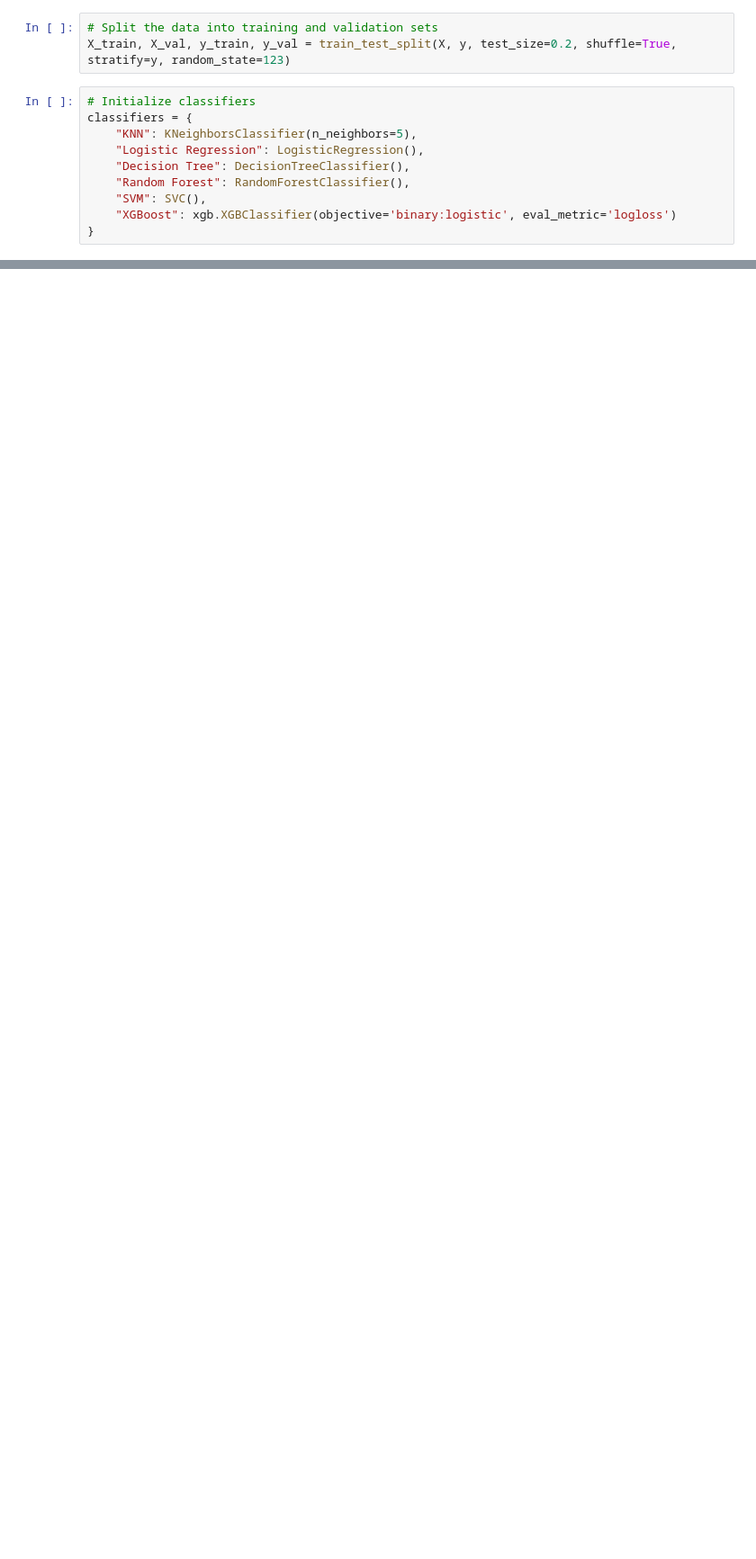
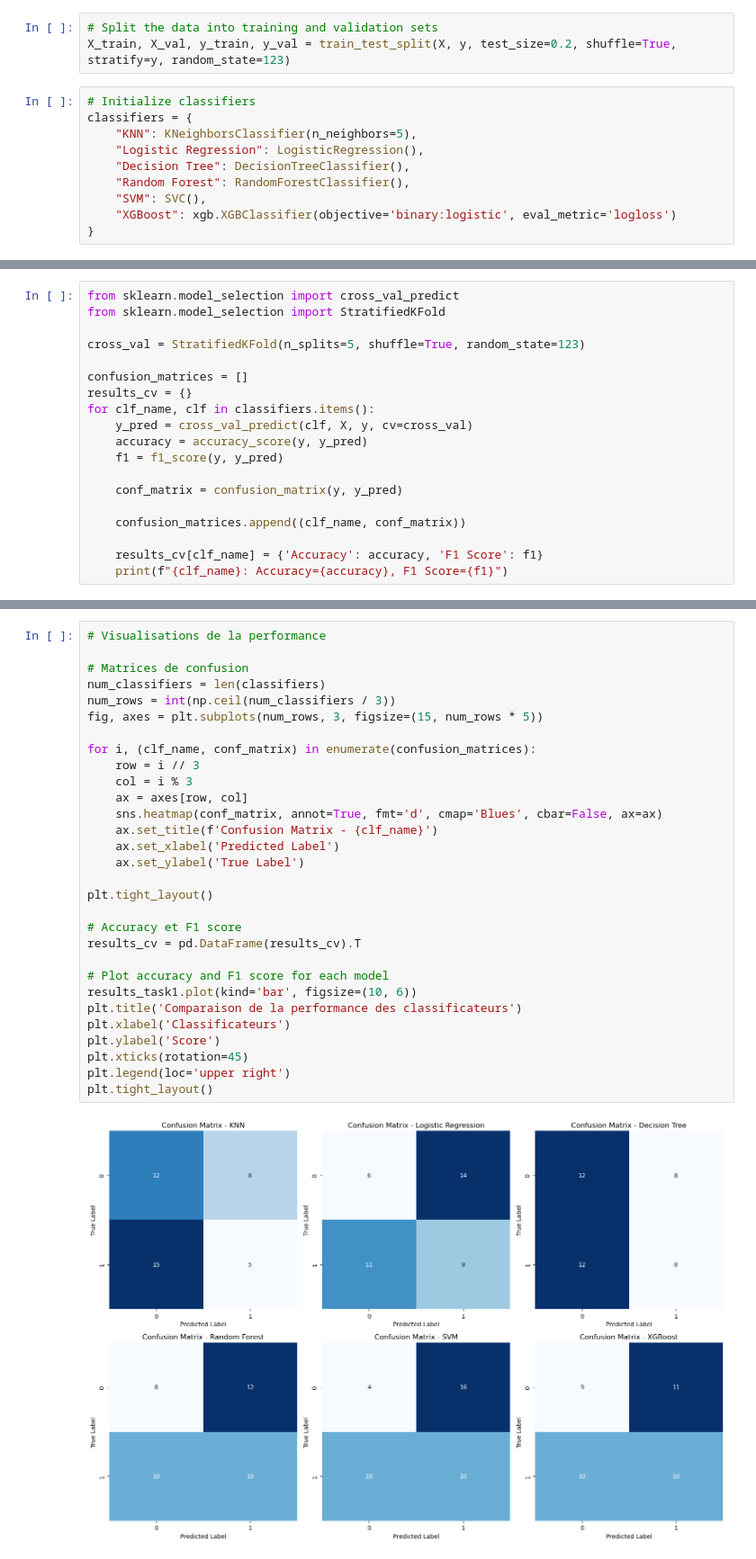
Before and after one commit to psy3019-6973-2026/Nguyen_ProjetFinal, a Jupyter notebook: projet_final.ipynb, the cells around one changed output, grey strips where cells are left out. Shown at 90% size. Cells and saved outputs as stored; diff of their text form; blank space fills up the shorter version.

```diff
--- a/projet_final.ipynb
+++ b/projet_final.ipynb
@@ -400,0 +516,19 @@ plt.show()
+# %%
+from sklearn.model_selection import cross_val_predict
+from sklearn.model_selection import StratifiedKFold
+
+cross_val = StratifiedKFold(n_splits=5, shuffle=True, random_state=123)
+
+confusion_matrices = []
+results_cv = {}
+for clf_name, clf in classifiers.items():
+    y_pred = cross_val_predict(clf, X, y, cv=cross_val)
+    accuracy = accuracy_score(y, y_pred)
+    f1 = f1_score(y, y_pred)
+
+    conf_matrix = confusion_matrix(y, y_pred)
+
+    confusion_matrices.append((clf_name, conf_matrix))
+
+    results_cv[clf_name] = {'Accuracy': accuracy, 'F1 Score': f1}
+    print(f"{clf_name}: Accuracy={accuracy}, F1 Score={f1}")
@@ -400,0 +542,32 @@ plt.show()
+# %%
+# Visualisations de la performance
+
+# Matrices de confusion
+num_classifiers = len(classifiers)
+num_rows = int(np.ceil(num_classifiers / 3))
+fig, axes = plt.subplots(num_rows, 3, figsize=(15, num_rows * 5))
+
+for i, (clf_name, conf_matrix) in enumerate(confusion_matrices):
+    row = i // 3
+    col = i % 3
+    ax = axes[row, col]
+    sns.heatmap(conf_matrix, annot=True, fmt='d', cmap='Blues', cbar=False, ax=ax)
+    ax.set_title(f'Confusion Matrix - {clf_name}')
+    ax.set_xlabel('Predicted Label')
+    ax.set_ylabel('True Label')
+
+plt.tight_layout()
+
+# Accuracy et F1 score
+results_cv = pd.DataFrame(results_cv).T
+
+# Plot accuracy and F1 score for each model
+results_task1.plot(kind='bar', figsize=(10, 6))
+plt.title('Comparaison de la performance des classificateurs')
+plt.xlabel('Classificateurs')
+plt.ylabel('Score')
+plt.xticks(rotation=45)
+plt.legend(loc='upper right')
+plt.tight_layout()
+# %% [output]
+[figure, added]
```
Also changed, not shown: parts of 31 cells of this notebook, 1 other file.
